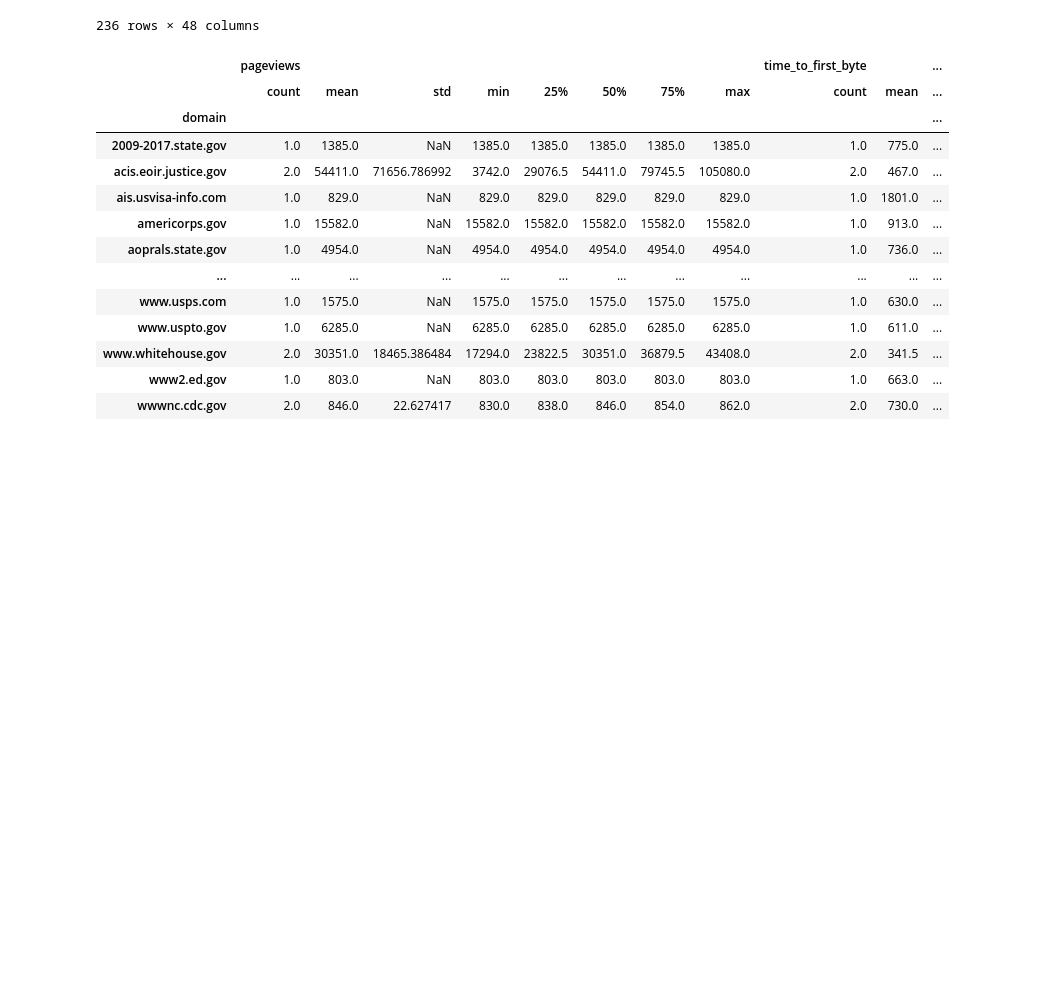
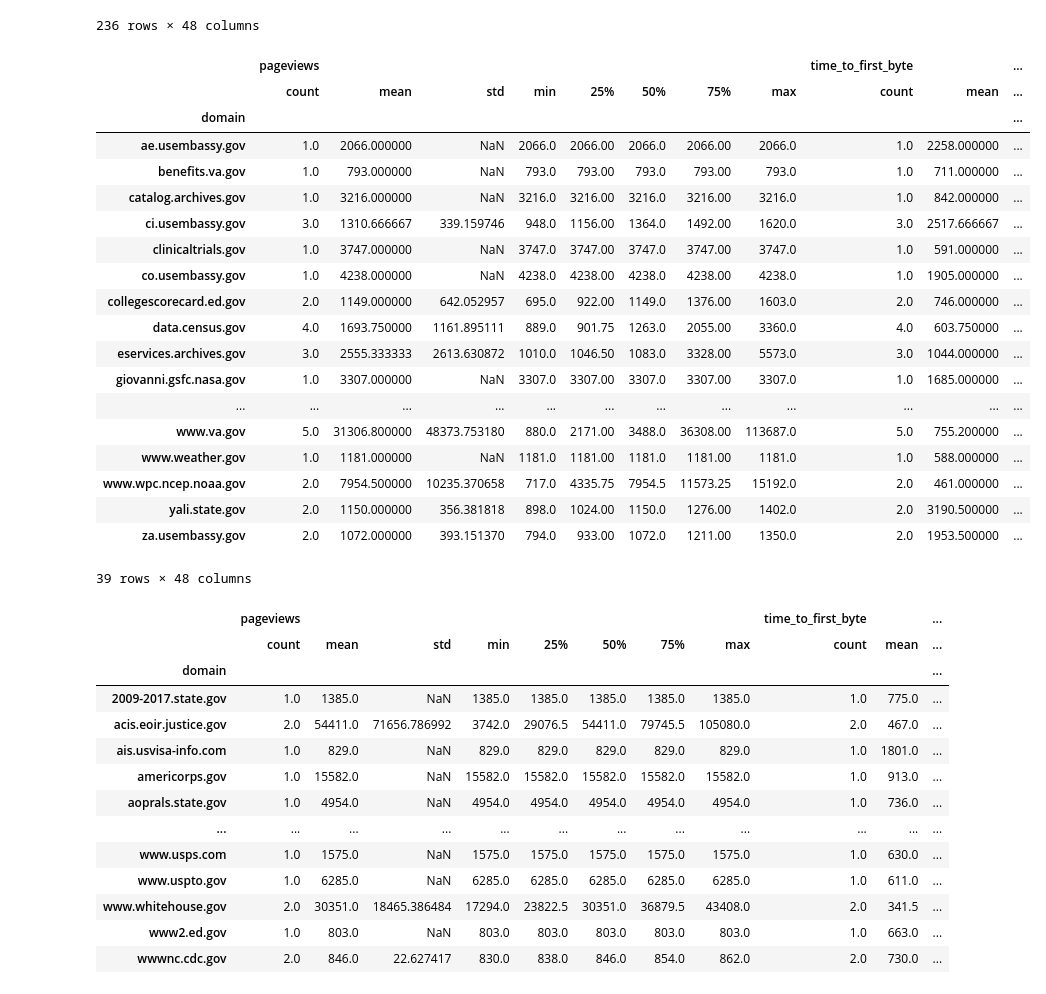
Before and after one commit to GSA-TTS/inclusive-web-performance-cx, a Jupyter notebook: research/top_10k_pages.ipynb, the cells around one changed output. Saved outputs shown, nothing was run; the diff lists cells and outputs as text; code cells hidden in the pictures; blank space fills up the shorter version.

```diff
--- a/research/top_10k_pages.ipynb
+++ b/research/top_10k_pages.ipynb
@@ -105,3 +133,6 @@ filtered_df.head(5000)
 | 1402 | Search Results | InertFinder | Pe... | ordspub.epa.gov | /ords/pesticides/f | 4750 | https://ordspub.epa.gov/ords/pest... | 2989.0 | 4811.0 | ... |
 | 1403 | Southern Region Headquarters | www.weather.gov | /srh/ | 852 | https://www.weather.gov/srh/ | 815.0 | 1371.0 | ... |
 904 rows × 10 columns
+# %%
+none_pass = crux_sample[lcp & cls & inp]
+none_pass.head(5000)
@@ -145,4 +190,28 @@ domain_group.head(5000)
 | yali.state.gov | 2.0 | 1150.000000 | 356.381818 | 898.0 | 1024.00 | 1150.0 | 1276.00 | 1402.0 | 2.0 | 3190.5 | ... |
 | za.usembassy.gov | 2.0 | 1072.000000 | 393.151370 | 794.0 | 933.00 | 1072.0 | 1211.00 | 1350.0 | 2.0 | 1953.5 | ... |
 236 rows × 48 columns
+# %%
+none_pass_domain_group = none_pass.groupby("domain").describe()
+none_pass_domain_group.head(5000)
+# %% [output]
+|  | pageviews |  |  |  |  |  |  |  | time_to_first_byte |  | ... |
+|  | count | mean | std | min | 25% | 50% | 75% | max | count | mean | ... |
+| domain |  |  |  |  |  |  |  |  |  |  | ... |
+| ae.usembassy.gov | 1.0 | 2066.000000 | NaN | 2066.0 | 2066.00 | 2066.0 | 2066.00 | 2066.0 | 1.0 | 2258.000000 | ... |
+| benefits.va.gov | 1.0 | 793.000000 | NaN | 793.0 | 793.00 | 793.0 | 793.00 | 793.0 | 1.0 | 711.000000 | ... |
+| catalog.archives.gov | 1.0 | 3216.000000 | NaN | 3216.0 | 3216.00 | 3216.0 | 3216.00 | 3216.0 | 1.0 | 842.000000 | ... |
+| ci.usembassy.gov | 3.0 | 1310.666667 | 339.159746 | 948.0 | 1156.00 | 1364.0 | 1492.00 | 1620.0 | 3.0 | 2517.666667 | ... |
+| clinicaltrials.gov | 1.0 | 3747.000000 | NaN | 3747.0 | 3747.00 | 3747.0 | 3747.00 | 3747.0 | 1.0 | 591.000000 | ... |
+| co.usembassy.gov | 1.0 | 4238.000000 | NaN | 4238.0 | 4238.00 | 4238.0 | 4238.00 | 4238.0 | 1.0 | 1905.000000 | ... |
+| collegescorecard.ed.gov | 2.0 | 1149.000000 | 642.052957 | 695.0 | 922.00 | 1149.0 | 1376.00 | 1603.0 | 2.0 | 746.000000 | ... |
+| data.census.gov | 4.0 | 1693.750000 | 1161.895111 | 889.0 | 901.75 | 1263.0 | 2055.00 | 3360.0 | 4.0 | 603.750000 | ... |
+| eservices.archives.gov | 3.0 | 2555.333333 | 2613.630872 | 1010.0 | 1046.50 | 1083.0 | 3328.00 | 5573.0 | 3.0 | 1044.000000 | ... |
+| giovanni.gsfc.nasa.gov | 1.0 | 3307.000000 | NaN | 3307.0 | 3307.00 | 3307.0 | 3307.00 | 3307.0 | 1.0 | 1685.000000 | ... |
+| ... | ... | ... | ... | ... | ... | ... | ... | ... | ... | ... | ... |
+| www.va.gov | 5.0 | 31306.800000 | 48373.753180 | 880.0 | 2171.00 | 3488.0 | 36308.00 | 113687.0 | 5.0 | 755.200000 | ... |
+| www.weather.gov | 1.0 | 1181.000000 | NaN | 1181.0 | 1181.00 | 1181.0 | 1181.00 | 1181.0 | 1.0 | 588.000000 | ... |
+| www.wpc.ncep.noaa.gov | 2.0 | 7954.500000 | 10235.370658 | 717.0 | 4335.75 | 7954.5 | 11573.25 | 15192.0 | 2.0 | 461.000000 | ... |
+| yali.state.gov | 2.0 | 1150.000000 | 356.381818 | 898.0 | 1024.00 | 1150.0 | 1276.00 | 1402.0 | 2.0 | 3190.500000 | ... |
+| za.usembassy.gov | 2.0 | 1072.000000 | 393.151370 | 794.0 | 933.00 | 1072.0 | 1211.00 | 1350.0 | 2.0 | 1953.500000 | ... |
+39 rows × 48 columns
 # %%
```
Also changed, not shown: parts of 8 cells of this notebook, 1 other file.
